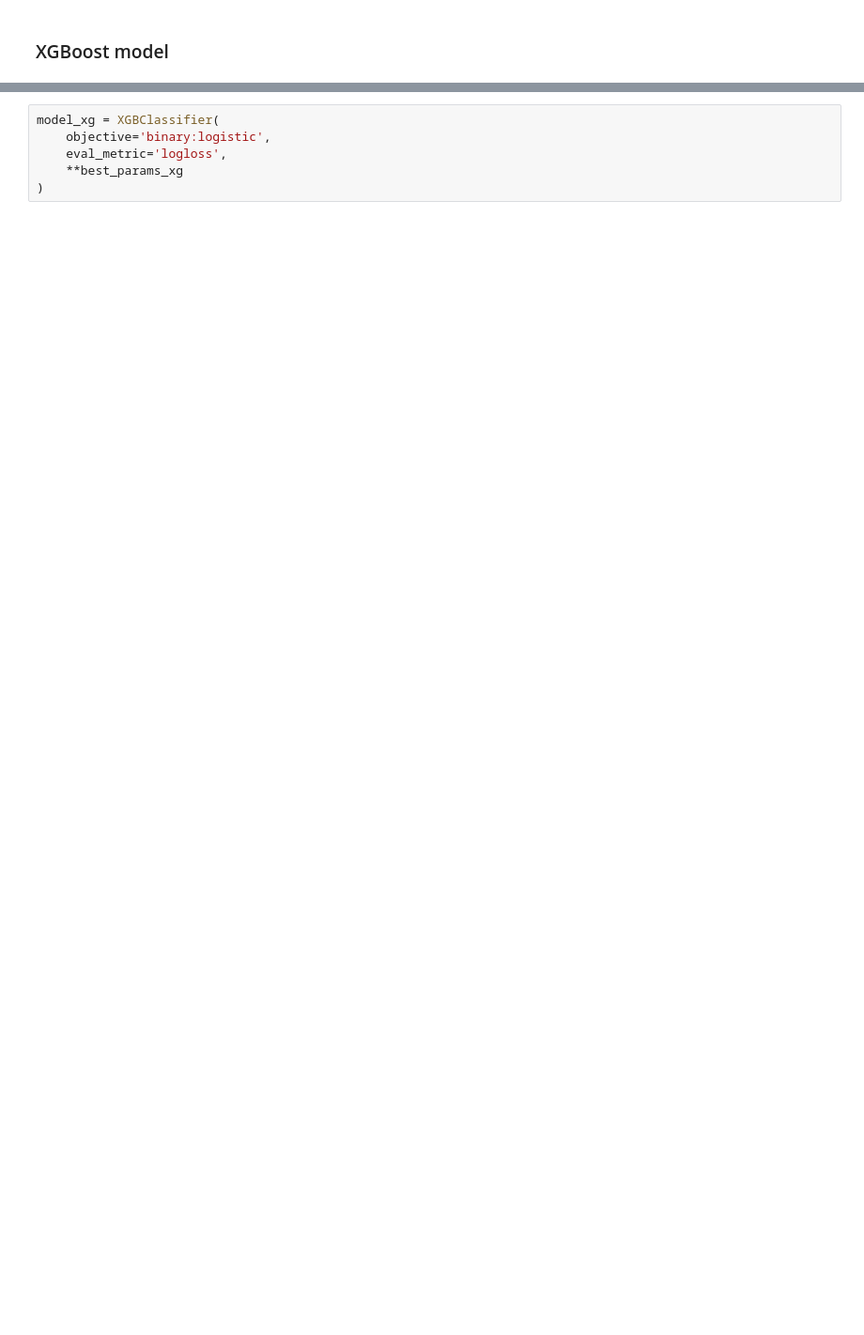
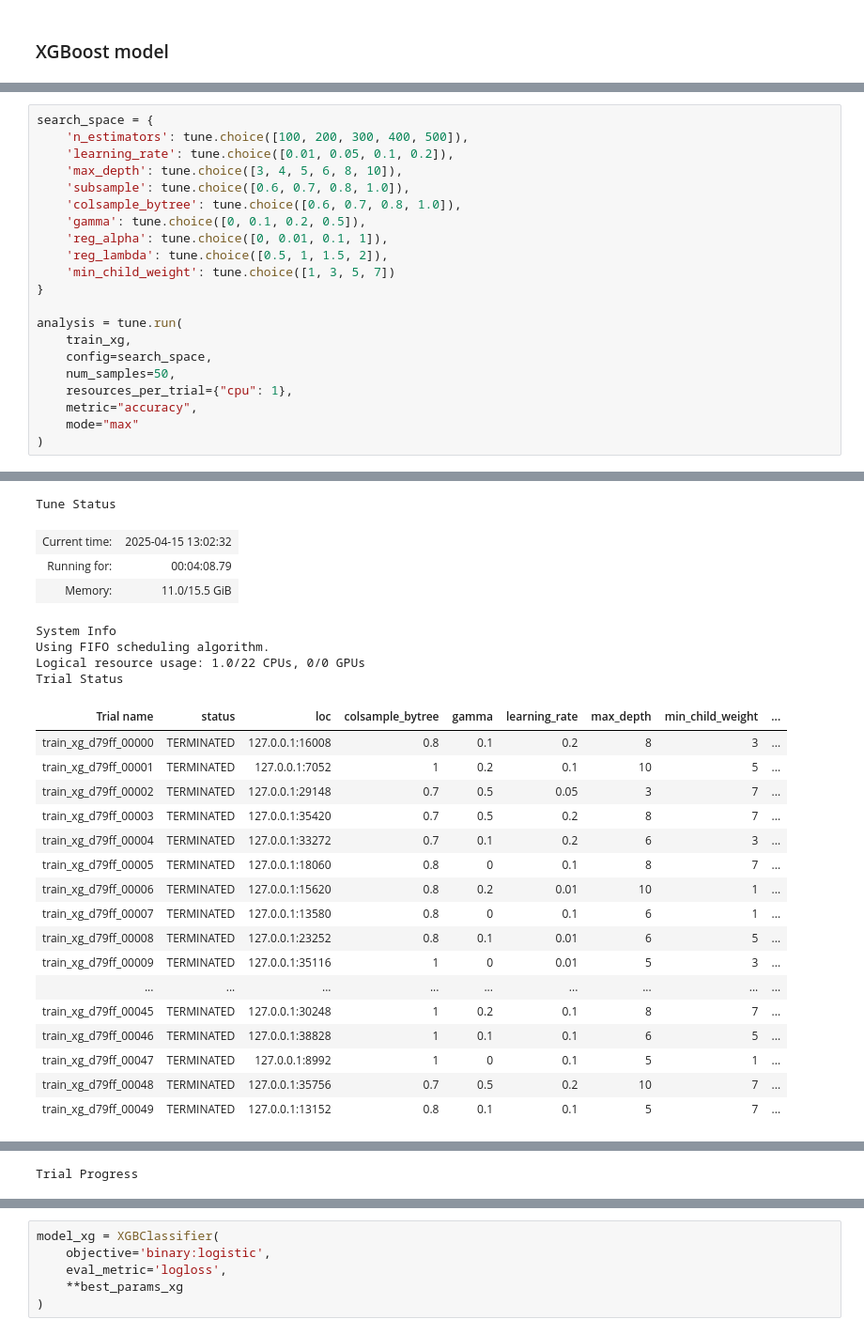
Before and after one commit to tainhoz1991/predicting-rain-weather-AUS, a Jupyter notebook: weather.ipynb, the cells around one changed output, grey strips where cells are left out. Shown at 94% size. Drawn from its saved outputs; the diff is of its cells as text; blank space fills up the shorter version.

```diff
--- a/weather.ipynb
+++ b/weather.ipynb
@@ -832,0 +793,22 @@ Fitting 5 folds for each of 50 candidates, totalling 250 fits
+# %%
+search_space = {
+    'n_estimators': tune.choice([100, 200, 300, 400, 500]),
+    'learning_rate': tune.choice([0.01, 0.05, 0.1, 0.2]),
+    'max_depth': tune.choice([3, 4, 5, 6, 8, 10]),
+    'subsample': tune.choice([0.6, 0.7, 0.8, 1.0]),
+    'colsample_bytree': tune.choice([0.6, 0.7, 0.8, 1.0]),
+    'gamma': tune.choice([0, 0.1, 0.2, 0.5]),
+    'reg_alpha': tune.choice([0, 0.01, 0.1, 1]),
+    'reg_lambda': tune.choice([0.5, 1, 1.5, 2]),
+    'min_child_weight': tune.choice([1, 3, 5, 7])
+}
+
+analysis = tune.run(
+    train_xg,
+    config=search_space,
+    num_samples=50,
+    resources_per_trial={"cpu": 1},
+    metric="accuracy",
+    mode="max"
+)
+# %% [output]
@@ -832,0 +816,25 @@ Fitting 5 folds for each of 50 candidates, totalling 250 fits
+Tune Status
+| Current time: | 2025-04-15 13:02:32 |
+| Running for: | 00:04:08.79 |
+| Memory: | 11.0/15.5 GiB |
+System Info
+Using FIFO scheduling algorithm.
+Logical resource usage: 1.0/22 CPUs, 0/0 GPUs
+Trial Status
+| Trial name | status | loc | colsample_bytree | gamma | learning_rate | max_depth | min_child_weight | ... |
+| train_xg_d79ff_00000 | TERMINATED | 127.0.0.1:16008 | 0.8 | 0.1 | 0.2 | 8 | 3 | ... |
+| train_xg_d79ff_00001 | TERMINATED | 127.0.0.1:7052 | 1 | 0.2 | 0.1 | 10 | 5 | ... |
+| train_xg_d79ff_00002 | TERMINATED | 127.0.0.1:29148 | 0.7 | 0.5 | 0.05 | 3 | 7 | ... |
+| train_xg_d79ff_00003 | TERMINATED | 127.0.0.1:35420 | 0.7 | 0.5 | 0.2 | 8 | 7 | ... |
+| train_xg_d79ff_00004 | TERMINATED | 127.0.0.1:33272 | 0.7 | 0.1 | 0.2 | 6 | 3 | ... |
+| train_xg_d79ff_00005 | TERMINATED | 127.0.0.1:18060 | 0.8 | 0 | 0.1 | 8 | 7 | ... |
+| train_xg_d79ff_00006 | TERMINATED | 127.0.0.1:15620 | 0.8 | 0.2 | 0.01 | 10 | 1 | ... |
+| train_xg_d79ff_00007 | TERMINATED | 127.0.0.1:13580 | 0.8 | 0 | 0.1 | 6 | 1 | ... |
+| train_xg_d79ff_00008 | TERMINATED | 127.0.0.1:23252 | 0.8 | 0.1 | 0.01 | 6 | 5 | ... |
+| train_xg_d79ff_00009 | TERMINATED | 127.0.0.1:35116 | 1 | 0 | 0.01 | 5 | 3 | ... |
+| ... | ... | ... | ... | ... | ... | ... | ... | ... |
+| train_xg_d79ff_00045 | TERMINATED | 127.0.0.1:30248 | 1 | 0.2 | 0.1 | 8 | 7 | ... |
+| train_xg_d79ff_00046 | TERMINATED | 127.0.0.1:38828 | 1 | 0.1 | 0.1 | 6 | 5 | ... |
+| train_xg_d79ff_00047 | TERMINATED | 127.0.0.1:8992 | 1 | 0 | 0.1 | 5 | 1 | ... |
+| train_xg_d79ff_00048 | TERMINATED | 127.0.0.1:35756 | 0.7 | 0.5 | 0.2 | 10 | 7 | ... |
+| train_xg_d79ff_00049 | TERMINATED | 127.0.0.1:13152 | 0.8 | 0.1 | 0.1 | 5 | 7 | ... |
@@ -832,0 +858 @@ Fitting 5 folds for each of 50 candidates, totalling 250 fits
+Trial Progress
```
Also changed, not shown: parts of 23 cells of this notebook.
